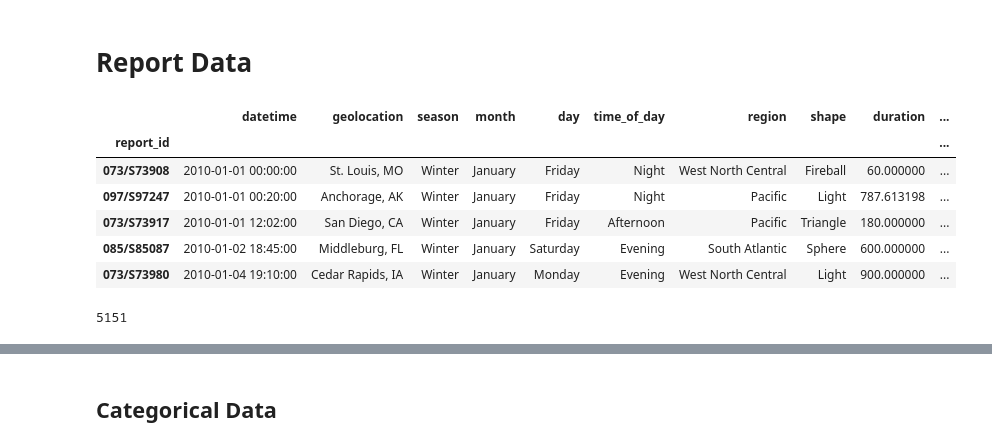
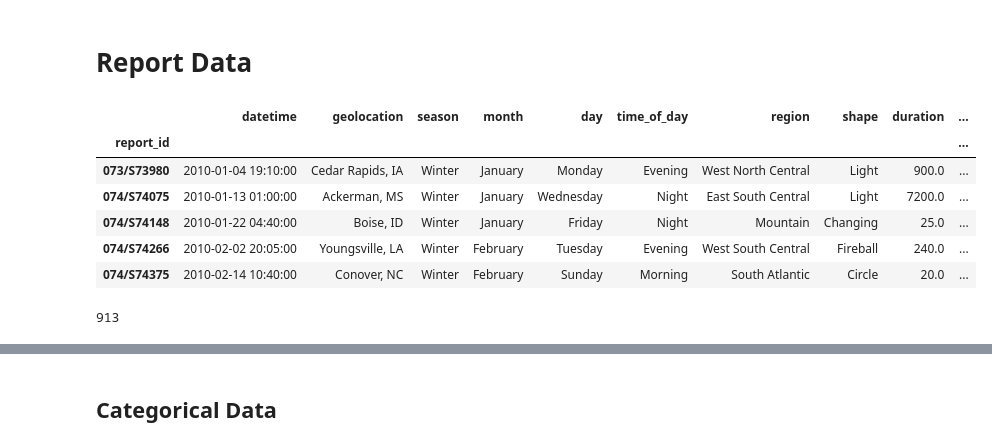
Before and after one commit to kevscon/ufo-reports, a Jupyter notebook: predictor.ipynb, the cells around one changed output, grey strips where cells are left out. Cells and saved outputs as stored; diff of their text form; code cells hidden in the pictures.

```diff
--- a/predictor.ipynb
+++ b/predictor.ipynb
@@ -44,21 +48,21 @@ def sample_skip_idx(file, pct, rand=False):
     return(skip_idx)
 # %%
 # sample every 10th row
-skiprows = sample_skip_idx('data/ufo_df.csv', 10)
+skiprows = sample_skip_idx('data/ufo_df.csv', 2)
 ufo_df = pd.read_csv('data/ufo_df.csv', index_col=0, skiprows=skiprows)
 ufo_df.head()
 # %% [output]
 |  | datetime | geolocation | season | month | day | time_of_day | region | shape | duration | ... |
 | report_id |  |  |  |  |  |  |  |  |  | ... |
-| 073/S73908 | 2010-01-01 00:00:00 | St. Louis, MO | Winter | January | Friday | Night | West North Central | Fireball | 60.000000 | ... |
-| 097/S97247 | 2010-01-01 00:20:00 | Anchorage, AK | Winter | January | Friday | Night | Pacific | Light | 787.613198 | ... |
-| 073/S73917 | 2010-01-01 12:02:00 | San Diego, CA | Winter | January | Friday | Afternoon | Pacific | Triangle | 180.000000 | ... |
-| 085/S85087 | 2010-01-02 18:45:00 | Middleburg, FL | Winter | January | Saturday | Evening | South Atlantic | Sphere | 600.000000 | ... |
-| 073/S73980 | 2010-01-04 19:10:00 | Cedar Rapids, IA | Winter | January | Monday | Evening | West North Central | Light | 900.000000 | ... |
+| 073/S73980 | 2010-01-04 19:10:00 | Cedar Rapids, IA | Winter | January | Monday | Evening | West North Central | Light | 900.0 | ... |
+| 074/S74075 | 2010-01-13 01:00:00 | Ackerman, MS | Winter | January | Wednesday | Night | East South Central | Light | 7200.0 | ... |
+| 074/S74148 | 2010-01-22 04:40:00 | Boise, ID | Winter | January | Friday | Night | Mountain | Changing | 25.0 | ... |
+| 074/S74266 | 2010-02-02 20:05:00 | Youngsville, LA | Winter | February | Tuesday | Evening | West South Central | Fireball | 240.0 | ... |
+| 074/S74375 | 2010-02-14 10:40:00 | Conover, NC | Winter | February | Sunday | Morning | South Atlantic | Circle | 20.0 | ... |
 # %%
 len(ufo_df)
 # %% [output]
-5151
+913
 # %%
 # report topic as target variable
 y = pd.read_csv('data/ufo_tops.csv', index_col=0, header=None, names=['topic'])['topic']
```
Also changed, not shown: parts of 61 cells of this notebook, 1 other file.
